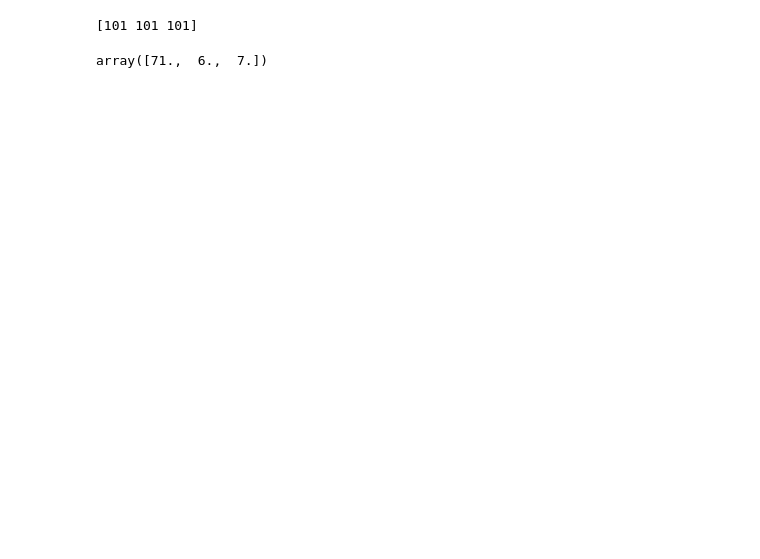
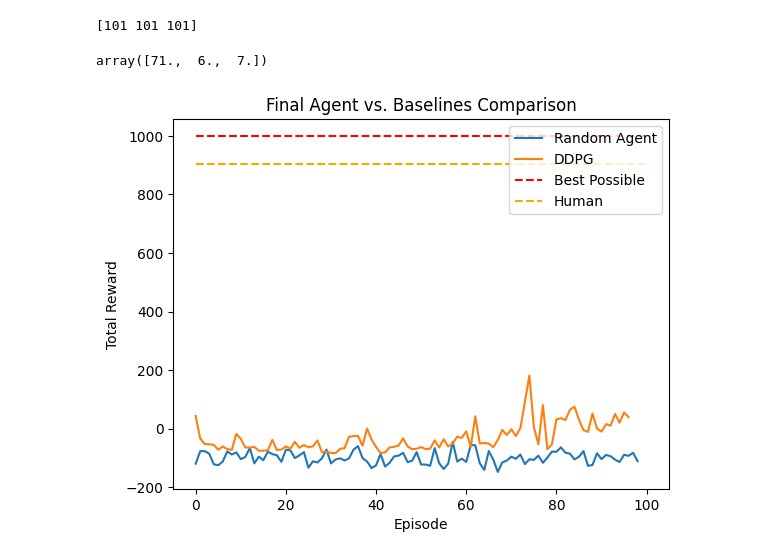
Before and after one commit to Waterperry/rl_group_project, a Jupyter notebook: colab_notebook.ipynb, the cells around one changed output. Drawn from its saved outputs; the diff is of its cells as text; code cells hidden in the pictures; blank space fills up the shorter version.

```diff
--- a/colab_notebook.ipynb
+++ b/colab_notebook.ipynb
@@ -102,3 +100,20 @@ def distance_preprocess(state: np.ndarray):
 distance_preprocess(obs)
 # %% [output]
 array([71.,  6.,  7.])
+# %%
+run_results = pd.read_csv("random_baseline_carracing").to_numpy().squeeze()
+ddpg_results = pd.read_csv("ddpg_results.txt").to_numpy().squeeze()
+
+# plot loaded file results
+plt.plot(run_results, label='Random Agent')
+plt.plot(ddpg_results, label='DDPG')
+
+# plot static y-lines
+plt.hlines(1000, 0, 100, linestyles='dashed', label='Best Possible', colors='red')
+plt.hlines(903, 0, 100, linestyles='dashed', label='Human', colors='orange')
+plt.legend()
+
+plt.title("Final Agent vs. Baselines Comparison"), plt.xlabel("Episode"), plt.ylabel("Total Reward")
+plt.show()
+# %% [output]
+[figure, added]
```
Also changed, not shown: parts of 2 cells of this notebook, 13 other files.
